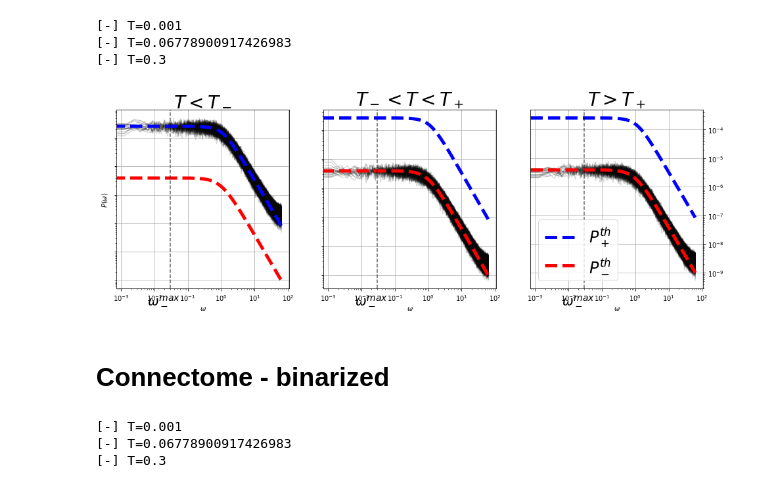
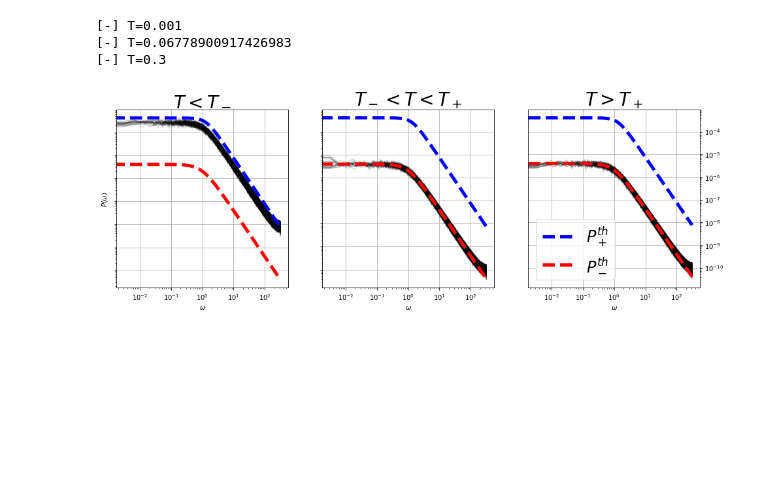
Before and after one commit to gbarzon/HTC_oscillations, a Jupyter notebook: Plot_r1_0.001.ipynb, the cells around one changed output. Cells and saved outputs as stored; diff of their text form; code cells hidden in the pictures; blank space fills up the shorter version.

Commit message:
Add new power spectrum

```diff
--- a/Plot_r1_0.001.ipynb
+++ b/Plot_r1_0.001.ipynb
@@ -234,8 +234,9 @@ plt.show()
 # %% [output]
 [figure]
 # %%
+dt = 0.01
 #name = 'hist_connectome_dt_{}.npy'.format(np.round(dt,3))
-name = 'kkk_hist_connectome_dt_{}.npy'.format(np.round(dt,3))
+name = 'old_hist_connectome_dt_{}.npy'.format(np.round(dt,3))
 res_connectome_1 = np.load(folder+name)
 # %%
 plt.figure(figsize=(8,5))
@@ -447,5 +522,5 @@ print(Ts)
 # %%
-dt = 0.05
+dt = 0.01
 steps = int(1e4)
 
 res_connectome_pw = []
@@ -453,7 +528,7 @@ res_connectome_pw = []
 for T in Ts:
     print('[-] T='+str(T))
 
-    name = 'traj_long_connectome_dt_{}_T_{}.npy'.format(np.round(dt,3),np.round(np.log10(T),2))
+    name = 'traj_long_connectome_dt_{}_steps_5000000_T_{}.npy'.format(np.round(dt,3),np.round(np.log10(T),2))
     x = np.load(folder+name)
     res_connectome_pw.append(x)
 # %% [output]
@@ -471,7 +546,7 @@ for i, T in enumerate(Ts):
     ax = plt.subplot(1, len(Ts), i+1)
 
     for x in res_connectome_pw[i]:
-        f, S = my_power_spectrum(x, dt, nperseg=int(1e5))
+        f, S = my_power_spectrum(x, dt, nperseg=int(5e5))
 
         plt.plot(2*np.pi*f, S, c='k', alpha=0.15)
 
@@ -487,9 +562,9 @@ for i, T in enumerate(Ts):
     plt.xscale('log')
     plt.yscale('log')
 
-    plt.axvline(w_max(r1, r2), c='k', ls='--', alpha=0.6)
+    #plt.axvline(w_max(r1, r2), c='k', ls='--', alpha=0.6)
 
-    ax.text(0.18, -0.08, r'$\omega_-^{max}$',transform=ax.transAxes, size=20)
+    #ax.text(0.18, -0.08, r'$\omega_-^{max}$',transform=ax.transAxes, size=20)
 
     #plt.text(-7, 1, 'coap')
 
@@ -517,7 +592,7 @@ plt.show()
 # %% [markdown]
 # Connectome - randomized
 # %%
-dt = 0.05
+dt = 0.01
 steps = int(1e4)
 
 res_connectome_pw = []
@@ -525,7 +600,7 @@ res_connectome_pw = []
 for T in Ts:
     print('[-] T='+str(T))
 
-    name = 'traj_long_connectome_rand_dt_{}_T_{}.npy'.format(np.round(dt,3),np.round(np.log10(T),2))
+    name = 'traj_long_connectome_rand_dt_{}_steps_5000000_T_{}.npy'.format(np.round(dt,3),np.round(np.log10(T),2))
     x = np.load(folder+name)
     res_connectome_pw.append(x)
 # %% [output]
@@ -543,7 +618,7 @@ for i, T in enumerate(Ts):
     ax = plt.subplot(1, len(Ts), i+1)
 
     for x in res_connectome_pw[i]:
-        f, S = my_power_spectrum(x, dt, nperseg=int(1e5))
+        f, S = my_power_spectrum(x, dt, nperseg=int(2e5))
 
         plt.plot(2*np.pi*f, S, c='k', alpha=0.15)
 
@@ -556,51 +631,33 @@ for i, T in enumerate(Ts):
 
     plt.title(titles[i], size=size)
     plt.locator_params(nbins=4)
     plt.xscale('log')
     plt.yscale('log')
 
-    plt.axvline(w_max(r1, r2), c='k', ls='--', alpha=0.6)
+    #plt.axvline(w_max(r1, r2), c='k', ls='--', alpha=0.6)
 
-    ax.text(0.18, -0.08, r'$\omega_-^{max}$',transform=ax.transAxes, size=20)
+    #ax.text(0.18, -0.08, r'$\omega_-^{max}$',transform=ax.transAxes, size=20)
 
     #plt.text(-7, 1, 'coap')
 
     #plt.xticks(fontsize=size-14)
     #plt.yticks(fontsize=size-14)
 
     if i < len(Ts)-1:
         ax.yaxis.set_ticklabels([])
     else:
         ax.yaxis.tick_right()
 
     plt.grid()
 
     if i==len(Ts)-1:
         plt.legend(fontsize=size-4)
 
     #plt.xlim([9e-2, 5e1])
     #plt.ylim([1e-7, 1e-4])
 
 plt.show()
 #plt.tight_layout()
 #plt.savefig("figures/spectrum.pdf")
 # %% [output]
-[figure, old version]
+[figure, new version]
-# %% [markdown]
-# Connectome - binarized
-# %%
-dt = 0.05
-steps = int(1e4)
-
-res_connectome_pw = []
-
-for T in Ts:
-    print('[-] T='+str(T))
-
-    name = 'traj_long_connectome_bin_dt_{}_T_{}.npy'.format(np.round(dt,3),np.round(np.log10(T),2))
-    x = np.load(folder+name)
-    res_connectome_pw.append(x)
-# %% [output]
-[-] T=0.001
-[-] T=0.06778900917426983
-[-] T=0.3
```
Also changed, not shown: parts of 31 cells of this notebook, 4 other files.
